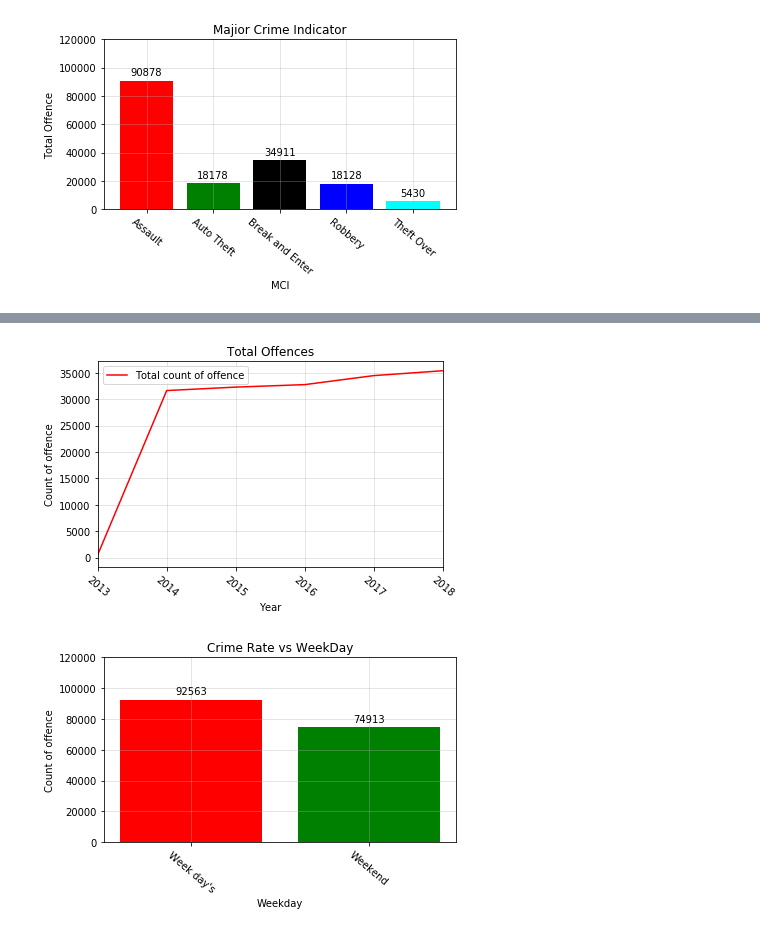
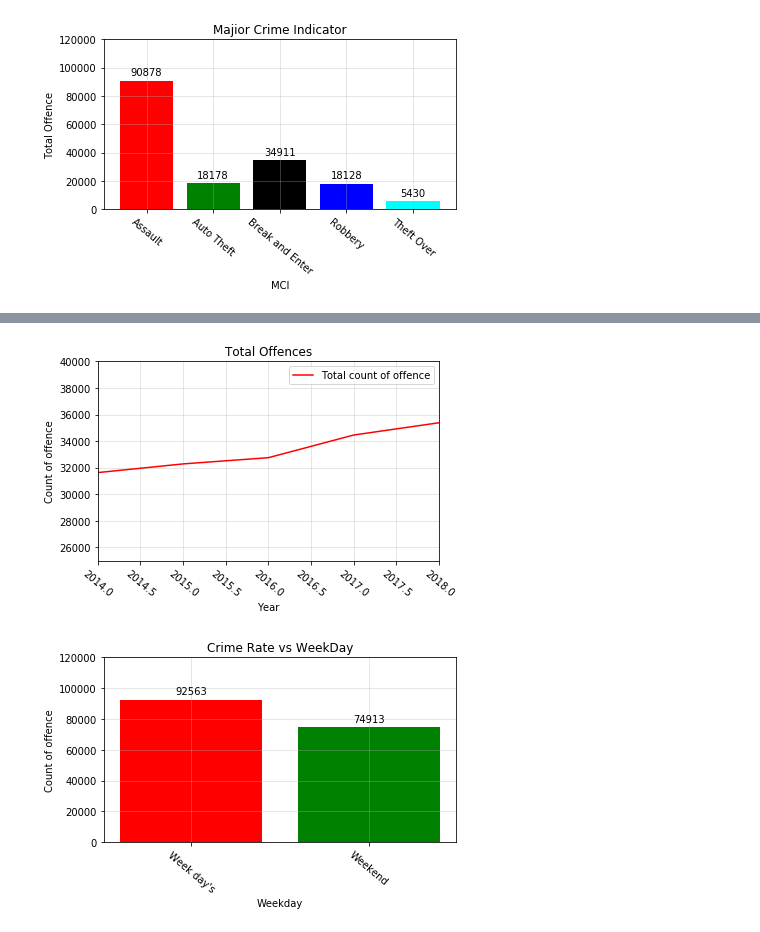
Before and after one commit to NitinMadaan/TDOT-Project, a Jupyter notebook: Project1.ipynb, the cells around one changed output, grey strips where cells are left out. Drawn from its saved outputs; the diff is of its cells as text; code cells hidden in the pictures.

```diff
--- a/Project1.ipynb
+++ b/Project1.ipynb
@@ -177,18 +192,19 @@ CountByYear_Data=pd.DataFrame({"Total count of offence":Count_by_year})
 # %%
 #Plot the line graph for Total offence by Year 2000 to 2018
 #Year=["2012","2013","2014","2015","2016","2017","2018"]
 CountByYear_Data.plot(color="red")
 
 # Orient widths. Add labels, tick marks, etc.
 plt.title("Total Offences")
 plt.xlabel("Year")
 plt.ylabel("Count of offence")
-plt.xlim(2013,2018)
+plt.xlim(2014,2018)
+plt.ylim(25000,40000,10000)
 plt.xticks(rotation=-40)
 plt.grid(alpha = .4)
 plt.tight_layout()
 # %% [output]
-[figure, old version]
+[figure, new version]
 # %%
 # Crime Analysis by Most Occurence of the week day
 Crime_Analysis2 = Crime_Data.groupby(['occurrencedayofweek'])
```
Also changed, not shown: parts of 4 cells of this notebook.
